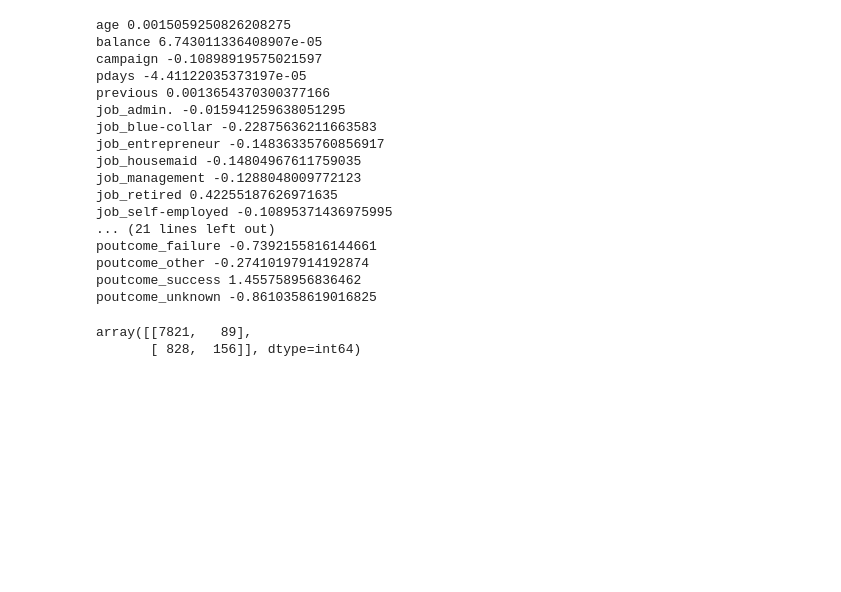
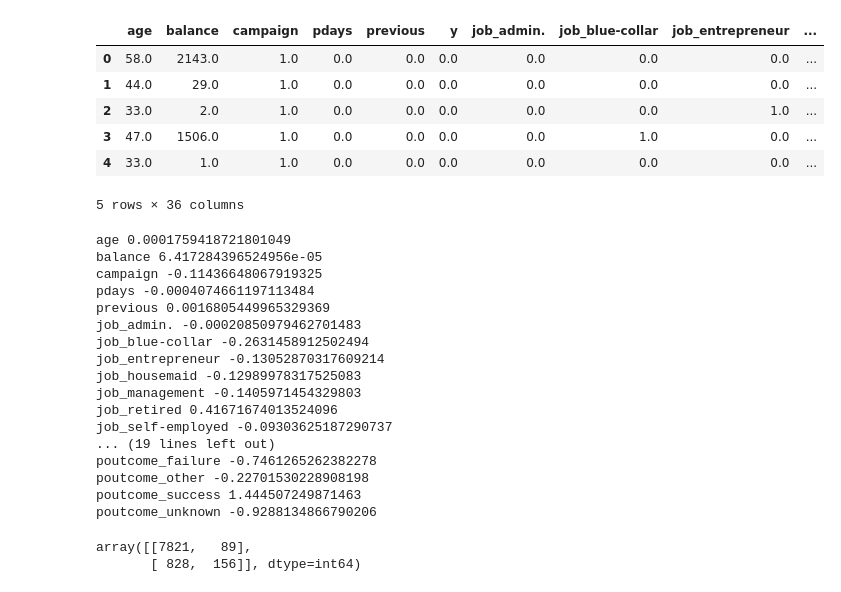
Before and after one commit to The-Knowledge-House/DS_22, a Jupyter notebook: phase_3/week_7/5_1/case_study_models.ipynb, the cells around one changed output. Cells and saved outputs as stored; diff of their text form; code cells hidden in the pictures; blank space fills up the shorter version.

```diff
--- a/phase_3/week_7/5_1/case_study_models.ipynb
+++ b/phase_3/week_7/5_1/case_study_models.ipynb
@@ -41,3 +44,6 @@ df = pd.get_dummies(df)
 df = df.apply(lambda x: x.astype(float))
 
 df.to_csv("../data/bank-cleaned.csv", index=False)
+# %%
+df['pdays'] = np.where(df['pdays'] == -1, 0, df['pdays'])
+df.drop(columns=["housing_no", "default_no"], inplace=True)
@@ -44,3 +63,13 @@ df.to_csv("../data/bank-cleaned.csv", index=False)
+# %%
+df.head()
+# %% [output]
+|  | age | balance | campaign | pdays | previous | y | job_admin. | job_blue-collar | job_entrepreneur | ... |
+| 0 | 58.0 | 2143.0 | 1.0 | 0.0 | 0.0 | 0.0 | 0.0 | 0.0 | 0.0 | ... |
+| 1 | 44.0 | 29.0 | 1.0 | 0.0 | 0.0 | 0.0 | 0.0 | 0.0 | 0.0 | ... |
+| 2 | 33.0 | 2.0 | 1.0 | 0.0 | 0.0 | 0.0 | 0.0 | 0.0 | 1.0 | ... |
+| 3 | 47.0 | 1506.0 | 1.0 | 0.0 | 0.0 | 0.0 | 0.0 | 1.0 | 0.0 | ... |
+| 4 | 33.0 | 1.0 | 1.0 | 0.0 | 0.0 | 0.0 | 0.0 | 0.0 | 0.0 | ... |
+5 rows × 36 columns
 # %%
 from sklearn.linear_model import LogisticRegression
 from sklearn.model_selection import train_test_split
@@ -61,23 +94,23 @@ log.fit(X_train, y_train)
 for i in range(len(X.columns)):
   print(X.columns[i], log.coef_[0][i])
 # %% [output]
-age 0.0015059250826208275
-balance 6.743011336408907e-05
-campaign -0.10898919575021597
-pdays -4.41122035373197e-05
-previous 0.0013654370300377166
-job_admin. -0.015941259638051295
-job_blue-collar -0.22875636211663583
-job_entrepreneur -0.14836335760856917
-job_housemaid -0.14804967611759035
-job_management -0.1288048009772123
-job_retired 0.42255187626971635
-job_self-employed -0.10895371436975995
-... (21 lines left out)
-poutcome_failure -0.7392155816144661
-poutcome_other -0.27410197914192874
-poutcome_success 1.455758956836462
-poutcome_unknown -0.8610358619016825
+age 0.0001759418721801049
+balance 6.417284396524956e-05
+campaign -0.11436648067919325
+pdays -0.0004074661197113484
+previous 0.0016805449965329369
+job_admin. -0.00020850979462701483
+job_blue-collar -0.2631458912502494
+job_entrepreneur -0.13052870317609214
+job_housemaid -0.12989978317525083
+job_management -0.1405971454329803
+job_retired 0.41671674013524096
+job_self-employed -0.09303625187290737
+... (19 lines left out)
+poutcome_failure -0.7461265262382278
+poutcome_other -0.22701530228908198
+poutcome_success 1.444507249871463
+poutcome_unknown -0.9288134866790206
 # %%
 predictions = log.predict(X_test)
 
```
Also changed, not shown: parts of 6 cells of this notebook, 8 other files.
